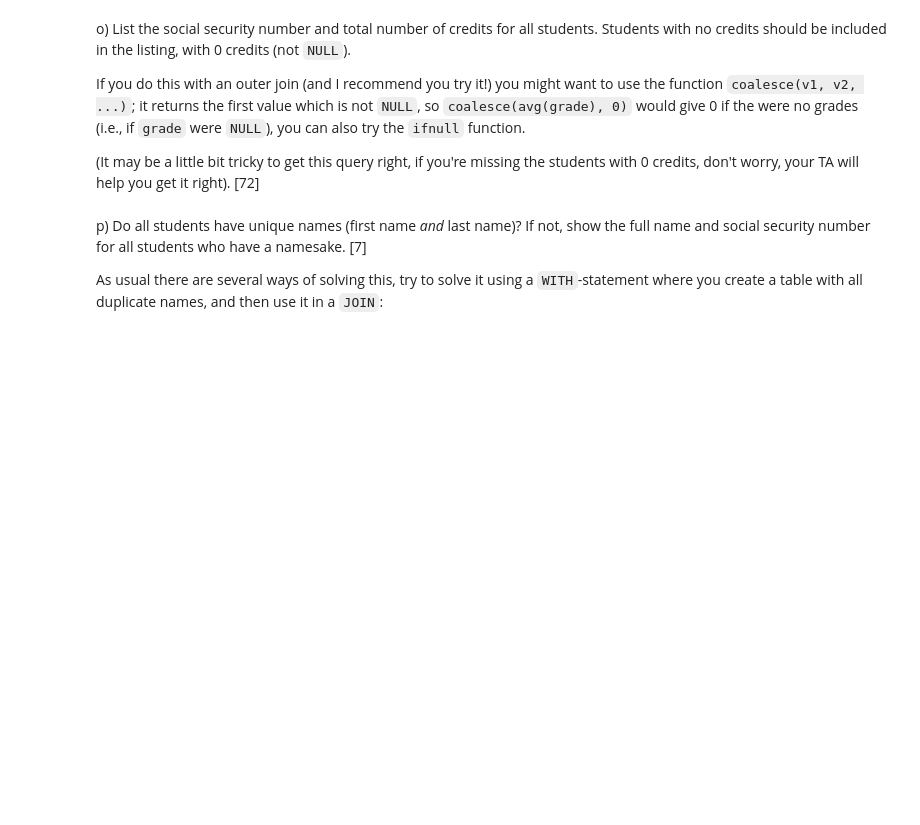
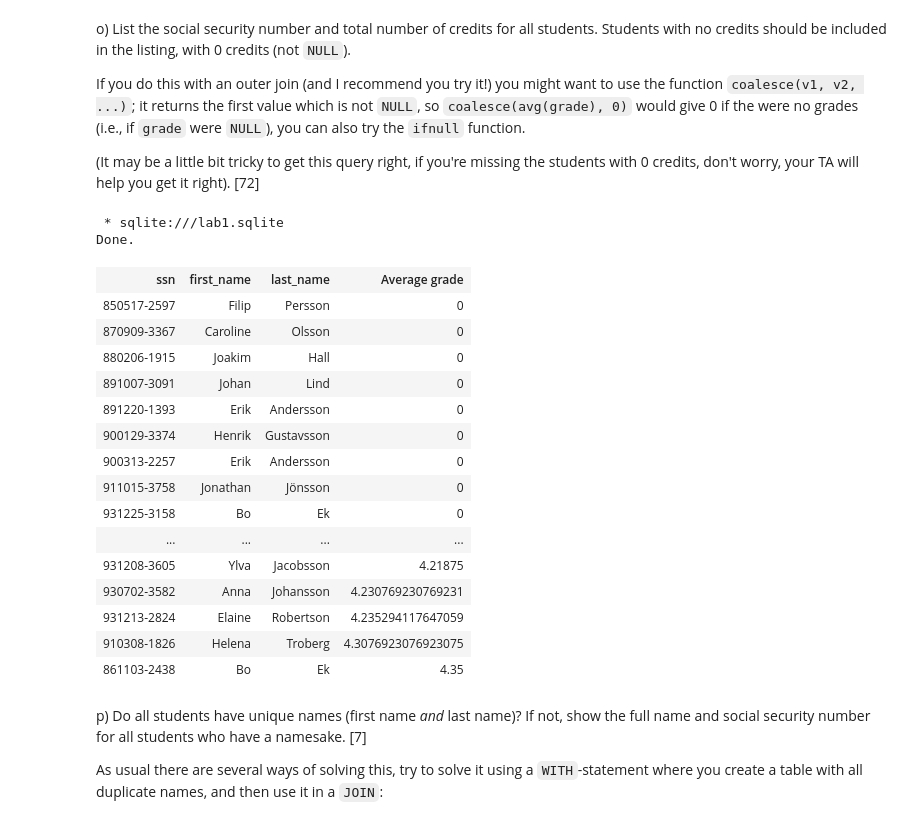
Before and after one commit to adafor94/EDAF75, a Jupyter notebook: lab1/lab1.ipynb, the cells around one changed output. Saved outputs shown, nothing was run; the diff lists cells and outputs as text; code cells hidden in the pictures; blank space fills up the shorter version.

Commit message:
lab 1 done

```diff
--- a/lab1/lab1.ipynb
+++ b/lab1/lab1.ipynb
@@ -594,6 +646,31 @@ o) List the social security number and total number of
    worry, your TA will help you get it right). [72]
 # %%
 %%sql
+SELECT ssn, first_name, last_name, coalesce(avg(grade),0) AS "Average grade"
+FROM students
+LEFT OUTER JOIN taken_courses
+USING (ssn)
+GROUP BY ssn
+ORDER BY avg(grade)
+# %% [output]
+ * sqlite:///lab1.sqlite
+Done.
+| ssn | first_name | last_name | Average grade |
+| 850517-2597 | Filip | Persson | 0 |
+| 870909-3367 | Caroline | Olsson | 0 |
+| 880206-1915 | Joakim | Hall | 0 |
+| 891007-3091 | Johan | Lind | 0 |
+| 891220-1393 | Erik | Andersson | 0 |
+| 900129-3374 | Henrik | Gustavsson | 0 |
+| 900313-2257 | Erik | Andersson | 0 |
+| 911015-3758 | Jonathan | Jönsson | 0 |
+| 931225-3158 | Bo | Ek | 0 |
+| ... | ... | ... | ... |
+| 931208-3605 | Ylva | Jacobsson | 4.21875 |
+| 930702-3582 | Anna | Johansson | 4.230769230769231 |
+| 931213-2824 | Elaine | Robertson | 4.235294117647059 |
+| 910308-1826 | Helena | Troberg | 4.3076923076923075 |
+| 861103-2438 | Bo | Ek | 4.35 |
 # %% [markdown]
 p) Do all students have unique names (first name _and_ last
    name)? If not, show the full name and social security
```
Also changed, not shown: parts of 5 cells of this notebook.
